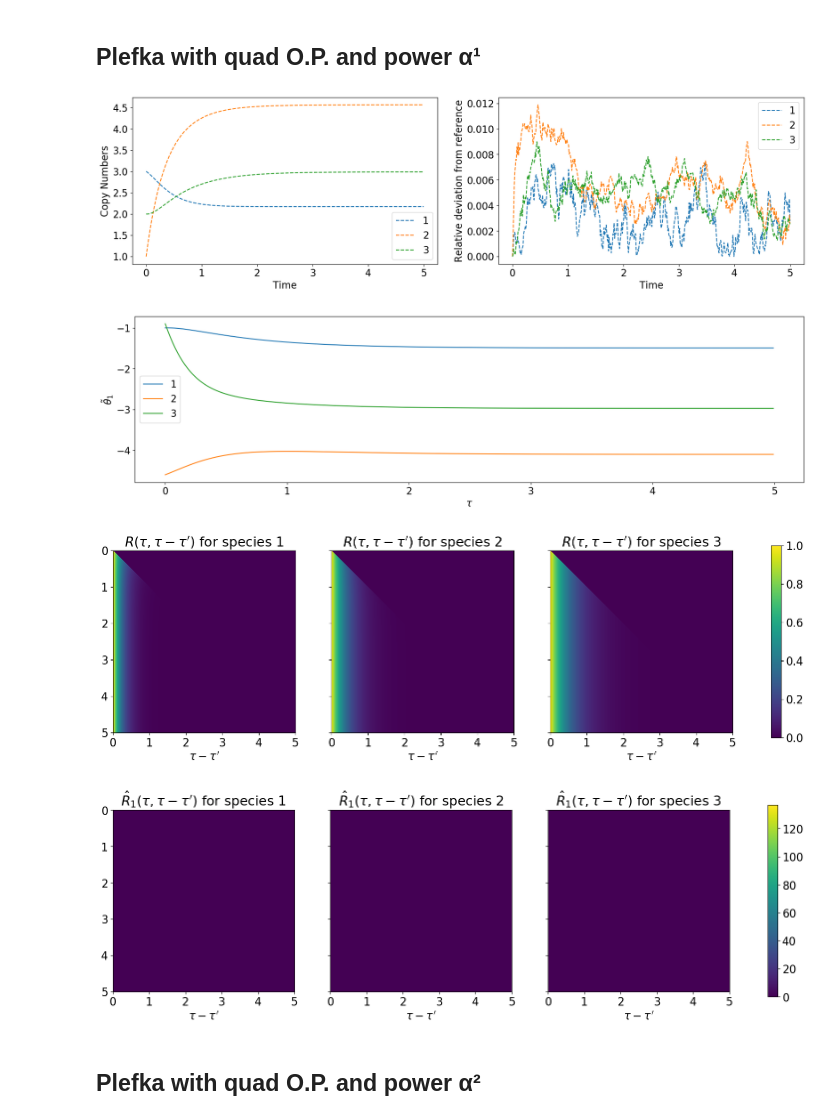
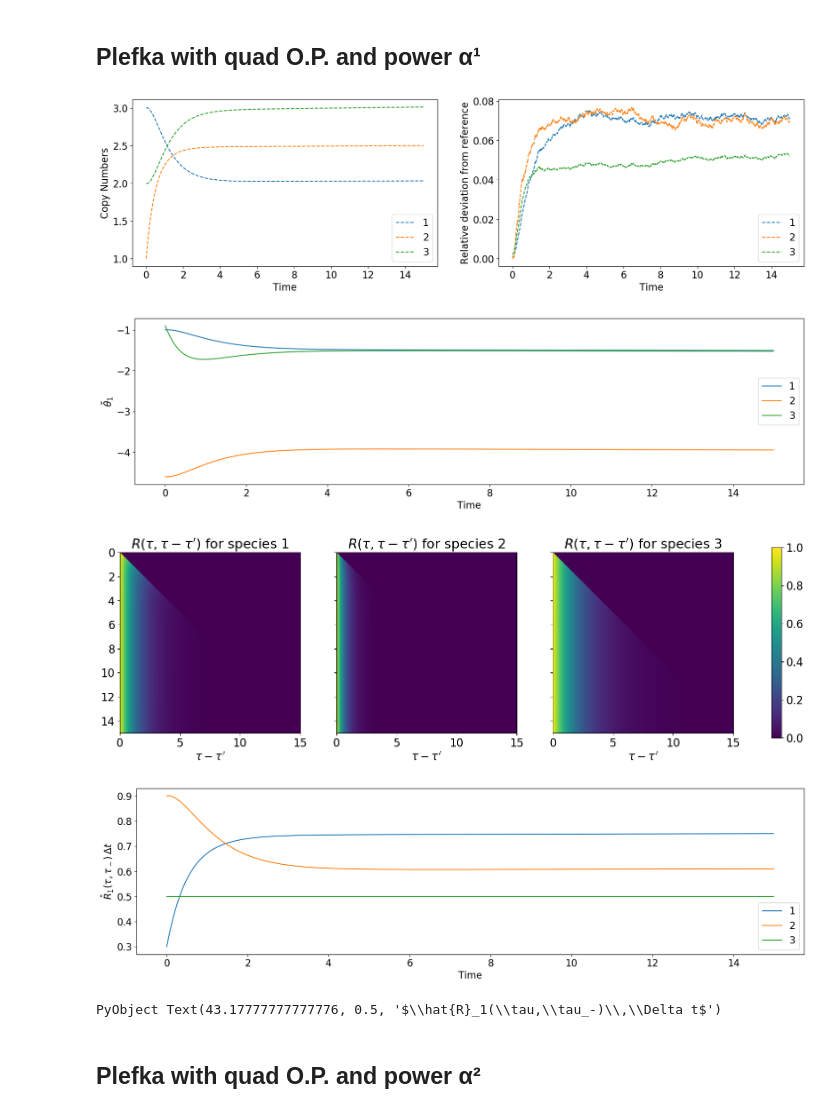
Before and after one commit to mkurjahn/CRN, a Jupyter notebook: examples/gene/Gene_Numerics.ipynb, the cells around one changed output. Saved outputs shown, nothing was run; the diff lists cells and outputs as text; code cells hidden in the pictures.

```diff
--- a/examples/gene/Gene_Numerics.ipynb
+++ b/examples/gene/Gene_Numerics.ipynb
@@ -18,11 +18,10 @@ num_species = 3     # number of species
 num_int = 3         # number of interaction reaction
 
 # Reaction constants
-k1 = [8.0, 8.0, 3.0]      # Creation
-k2 = [3.0, 2.0, 1.5]    # Annihiliation
-# k1 = [0, 0, 0]      # Creation
-# k2 = [0, 1.0, 0]    # Annihiliation
-k3 = [1.2, 0.3, 0.5]    # Interaction
+k1 = 0.01 * [8.0, 8.0, 3.0]    # Creation
+k2 = 0.01 * [3.0, 2.0, 1.5]    # Annihiliation
+k2[2] = 1.0   # keep annihilation of protein unchanged
+k3 = [1.2, 0.3, 0.5]           # Interaction
 k = [k1, k2, k3]
 
 # Stoichiometric
@@ -37,7 +36,7 @@ r_i[3,:] = [0 0 1]
 
 # Times
 t_init = 0.0        # Start time
-t_final = 5.0       # End time
+t_final = 15.0       # End time
 delta_t = 0.01      # time step
 tspan = collect(t_init:delta_t:t_final)
 
@@ -53,6 +52,6 @@ x0 = [3., 1., 2.]
 ## Gillespie Simulation
 # %%
 N = 100000   # Repititions
-res_gil = gillespie_avg_v2(x0, k, s_i, r_i, tspan, N, poisson=false)
+res_gil = gillespie_avg(x0, k, s_i, r_i, tspan, N)
 plot_trajectories(res_gil)
 # %% [output]
@@ -102,15 +101,16 @@ plot_responses(res_plf_21[2])
 # %%
 plf_sim_12 = Plefka(1.0, 1, "quad") # α, alphaOrder, orderParameter
 res_plf_12 = euler_step(x0, k, tspan, plf_sim_12, s_i, r_i)
 plot_trajectories_and_deviation(res_plf_12[1], res_gil)
 plot_hatTheta(plf_sim_12, res_plf_12[3])
 plot_responses(res_plf_12[2])
-plot_hatR(plf_sim_12, tspan, res_plf_12[3].hatR1)
+plot_hatR_diag(plf_sim_12, tspan, res_plf_12[3].hatR1)
 # %% [output]
-[figure, old version]
+[figure, new version]
-[figure, old version]
+[figure, new version]
-[figure, old version]
+[figure, new version]
-[figure, old version]
+[figure, new version]
+PyObject Text(43.17777777777776, 0.5, '$\\hat{R}_1(\\tau,\\tau_-)\\,\\Delta t$')
 # %% [markdown]
 ## Plefka with quad O.P. and power α²
 # %%
```
Also changed, not shown: parts of 11 cells of this notebook.
